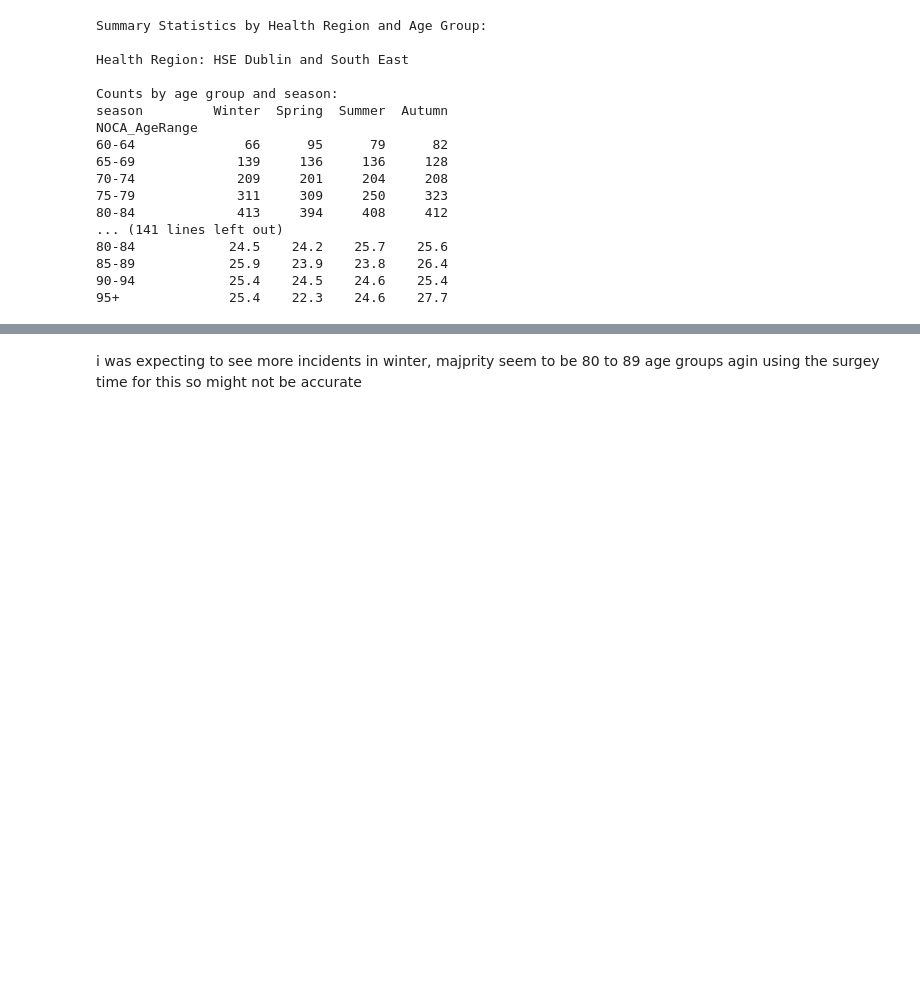
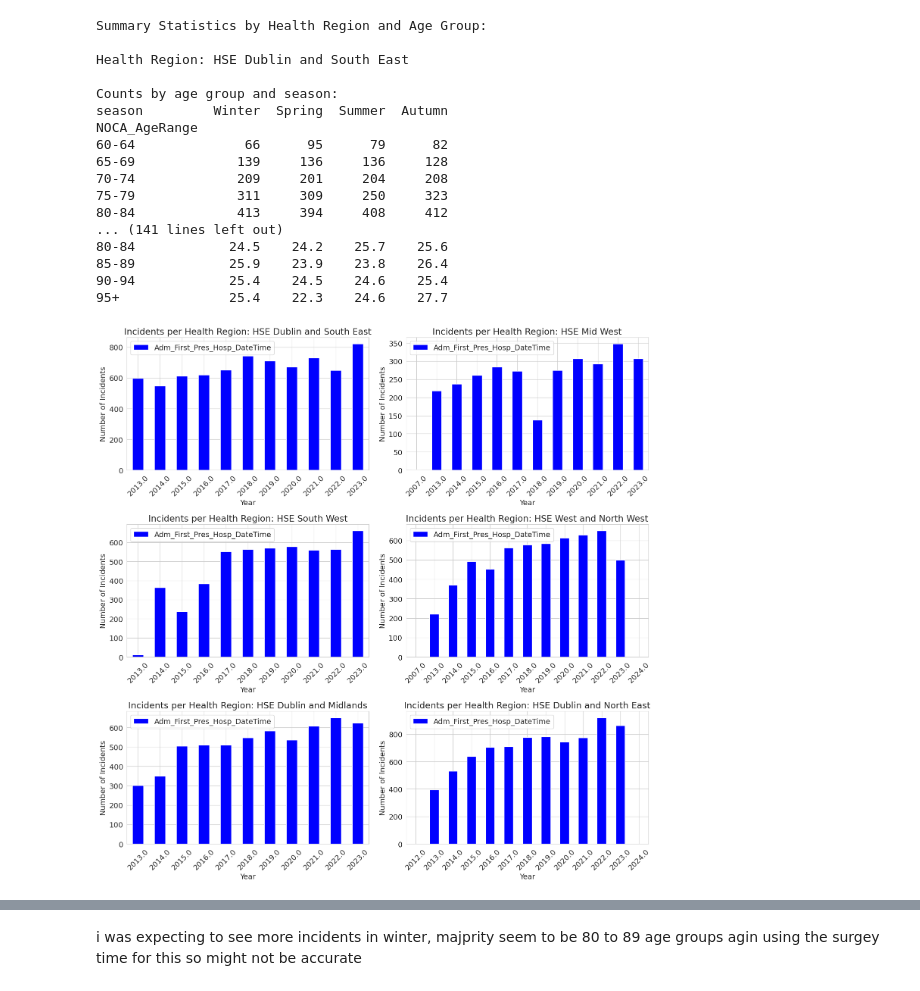
Before and after one commit to paulie57/ul_project_Msc_AI, a Jupyter notebook: data/ihfd/ihfd.ipynb, the cells around one changed output, grey strips where cells are left out. Cells and saved outputs as stored; diff of their text form; code cells hidden in the pictures; blank space fills up the shorter version.

Commit message:
per region plot

```diff
--- a/data/ihfd/ihfd.ipynb
+++ b/data/ihfd/ihfd.ipynb
@@ -1094,3 +1094,73 @@ NOCA_AgeRange
 85-89            25.9    23.9    23.8    26.4
 90-94            25.4    24.5    24.6    25.4
 95+              25.4    22.3    24.6    27.7
+# %%
+def plot_yearly_cases_per_region(df):
+    # Create the season and year columns
+    df = df.copy()
+    df.loc[:, 'year'] = df['Adm_First_Pres_Hosp_DateTime'].dt.year
+
+    # Get unique health regions
+    health_regions = df['New Health Regions'].unique()
+
+    # Create figure
+    n_regions = len(health_regions)
+    n_cols = 2
+    n_rows = (n_regions + 1) // 2  # Ceiling division
+    fig, axes = plt.subplots(n_rows, n_cols, figsize=(15, 5*n_rows))
+    if n_regions > 1:
+        axes = axes.ravel()
+
+    # Plot for each health region
+    for idx, region in enumerate(health_regions):
+        region_data = df[df['New Health Regions'] == region]
+
+        # Create pivot table for the health region
+        pivot_data = pd.pivot_table(
+            region_data,
+            values='Adm_First_Pres_Hosp_DateTime',
+            index='year',
+            aggfunc='count',
+            fill_value=0
+        )
+
+        # Create the plot
+        pivot_data.plot(
+            kind='bar',
+            ax=axes[idx] if n_regions > 1 else axes,
+            color='b',
+            title=f'Incidents per Health Region: {region}'
+        )
+
+        current_ax = axes[idx] if n_regions > 1 else axes
+        current_ax.set_xlabel('Year')
+        current_ax.set_ylabel('Number of Incidents')
+        current_ax.tick_params(axis='x', rotation=45)
+
+    # Remove any empty subplots
+    if n_regions > 1:
+        for idx in range(n_regions, len(axes)):
+            fig.delaxes(axes[idx])
+
+    plt.tight_layout()
+    plt.show()
+
+    # Summary of statistics
+    print("\nSummary Statistics by Health Region and Year:")
+    for region in health_regions:
+        print(f"\nHealth Region: {region}")
+        region_data = df[df['New Health Regions'] == region]
+        year_summary = pd.pivot_table(
+            region_data,
+            values='Adm_First_Pres_Hosp_DateTime',
+            index='year',
+            aggfunc='count',
+            fill_value=0
+        )
+        print("\nCounts by year:")
+        print(year_summary)
+
+# Call the updated function
+plot_yearly_cases_per_region(ihfd_date_red)
+# %% [output]
+[figure, added]
```
Also changed, not shown: parts of 1 cell of this notebook.
